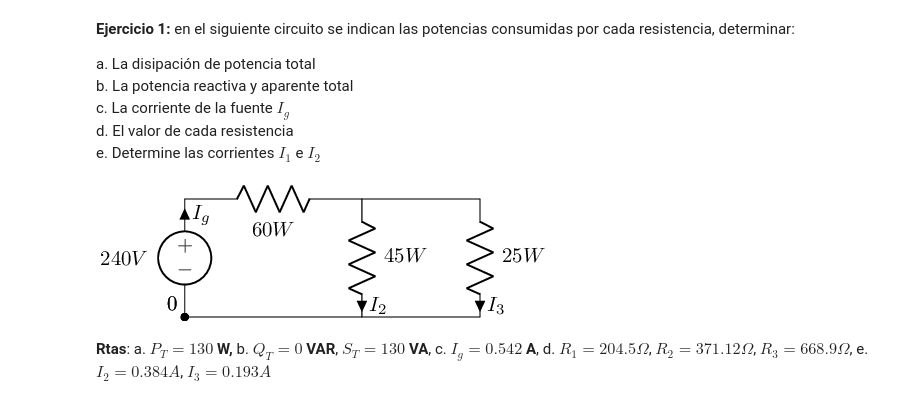
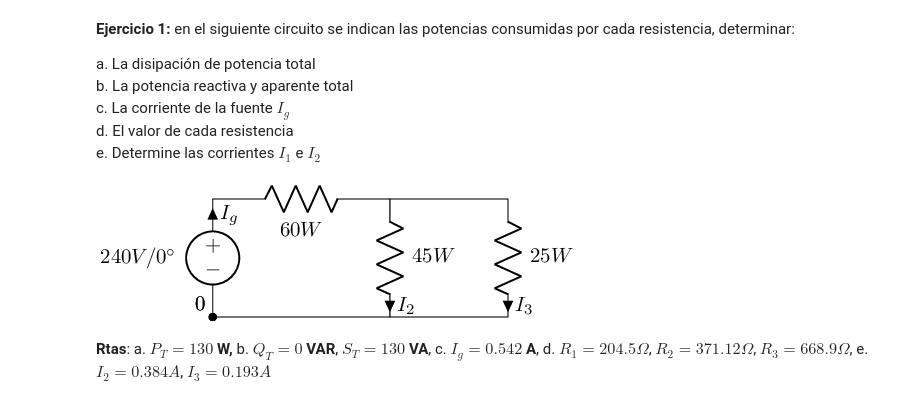
Before and after one commit to apuntes-interactivos/tc1, a Jupyter notebook: Prácticos/Practico 5/Trabajo práctico nº 5 parte B.ipynb, the cells around one changed output. Drawn from its saved outputs; the diff is of its cells as text; code cells hidden in the pictures.

```diff
--- a/Prácticos/Practico 5/Trabajo práctico nº 5 parte B.ipynb
+++ b/Prácticos/Practico 5/Trabajo práctico nº 5 parte B.ipynb
@@ -18,11 +5,0 @@ Para estudiar la potencia en cA analicemos el siguiente circuito:
-# %%
-#
-import lcapy as ly
-circ= ly.Circuit()
-circ.add("""
-V _1 0; down, l={$v(t)$}
-W1 _1 _1b; right, i={$i(t)$}
-W2 0 _0b; right
-Z _1b _0b; down
-""")
-circ.draw()
@@ -49,21 +16,21 @@ e. Determine las corrientes $I_1$ e $I_2$
 # %%
 #
 import lcapy as ly
 ce1= ly.Circuit()
 ce1.add("""
-V _1 0 ; down, v={$240V$}, l={}, i={$I_g$}
+V _1 0 ; down, v={$240V/0^\circ$}, l={}, i={$I_g$}
 R1 _1 _1b; right, size=1.5, l=$60W$
 W2 0 _0b; right
 R2 _1b _0b; down, l={$45W$}, i={I_2}
 W3 _0b _0c; right
 W4 _1b _1c; right
 R3 _1c _0c; down,l={$25W$},i={I_3}
 """)
 
 
 ce1.draw()
 # %% [output]
-[figure, old version]
+[figure, new version]
 # %% [markdown]
 **Rtas**: a. $P_T=130$ **W,** b. $Q_T=0$ **VAR**, $S_T=130$ **VA**, c. $I_g=0.542$ **A**, d. $R_1=204.5\Omega$, $R_2=371.12\Omega$, $R_3=668.9\Omega$, e. $I_2=0.384A$, $I_3=0.193A$
 # %% [markdown]
```
Also changed, not shown: parts of 24 cells of this notebook, 5 other files.
